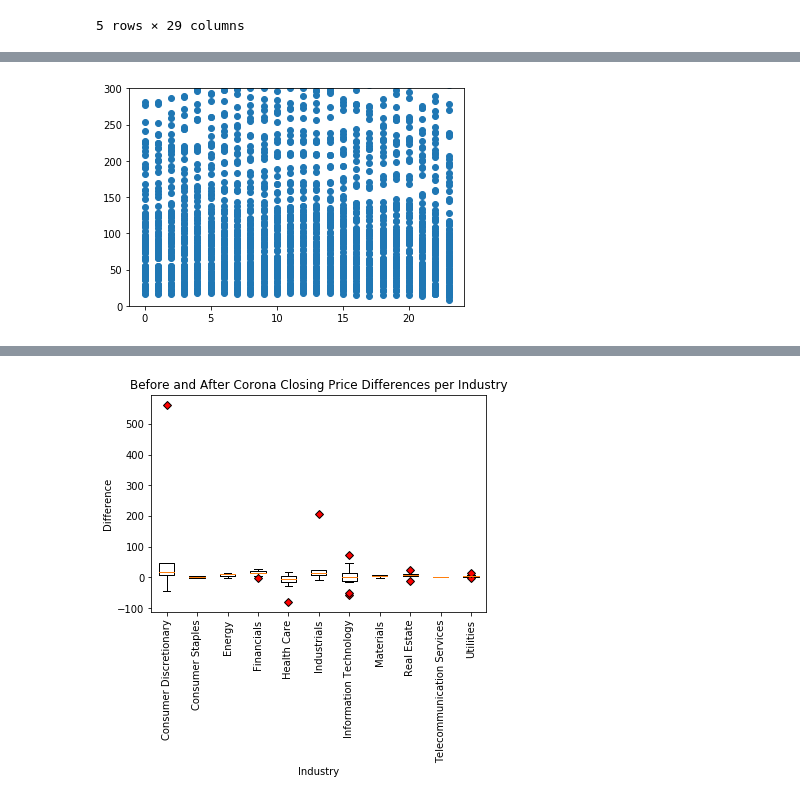
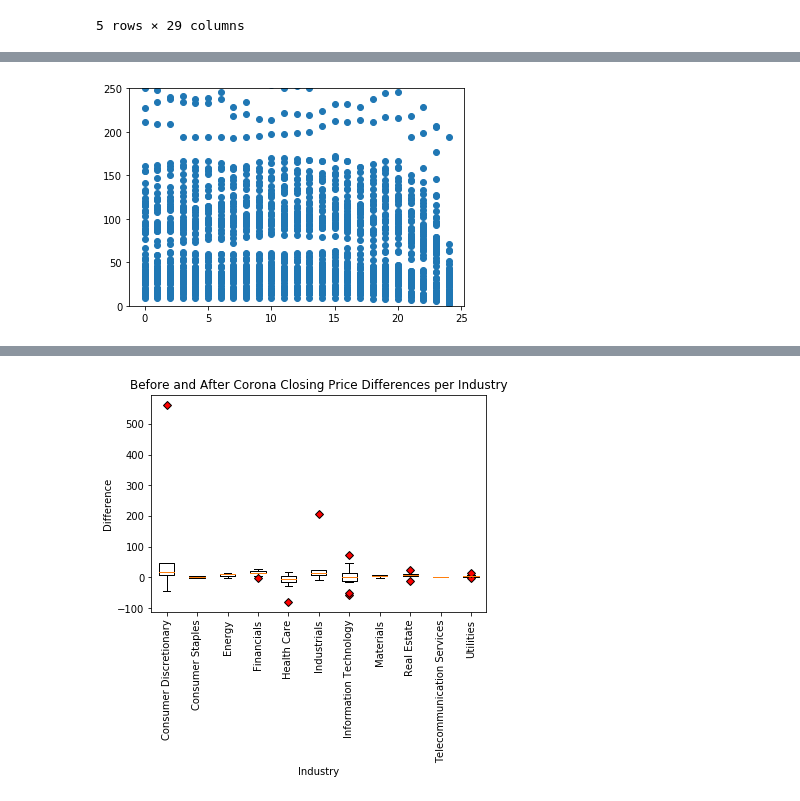
Before and after one commit to bhhnguyen/DataViz-Proj1, a Jupyter notebook: benjidev.ipynb, the cells around one changed output, grey strips where cells are left out. Cells and saved outputs as stored; diff of their text form; code cells hidden in the pictures.

Commit message:
added plots, updated benjidev

```diff
--- a/benjidev.ipynb
+++ b/benjidev.ipynb
@@ -21,3 +21,13 @@ stocks_df.head()
 | 3 | 3 | ABBV | AbbVie Inc. | Health Care | 74.66 | 73.63 | 76.46 | 76.53 | 81.75 | ... |
 | 4 | 4 | ACN | Accenture plc | Information Technology | 189.64 | 184.97 | 187.08 | 183.07 | 188.22 | ... |
 5 rows × 29 columns
+# %%
+hardcode_weeks = ["2019-10-04", "2019-10-11","2019-10-18", "2019-10-25", "2019-11-01", "2019-11-08",
+                  "2019-11-15", "2019-11-22", "2019-11-29", "2019-12-06", "2019-12-13", "2019-12-20",
+                  "2019-12-27", "2020-01-03", "2020-01-10", "2020-01-17", "2020-01-24", "2020-01-31",
+                  "2020-02-07", "2020-02-14", "2020-02-21", "2020-02-28", "2020-03-06", "2020-03-13"]
+# %%
+edit_df = stocks_df.copy()
+edit_df.replace('', np.nan, inplace=True)
+edit_df.dropna(how="any", inplace = True)
+edit_df["Difference"] = edit_df[hardcode_weeks[0]]-edit_df[hardcode_weeks[-1]]
@@ -24,5 +41,7 @@ stocks_df.head()
+# %%
+hc_df = edit_df.loc[edit_df['Sector'] == 'Consumer Discretionary']
 # %%
-date_df=stocks_df.set_index(['Symbol'])
+date_df=hc_df.set_index(['Symbol'])
 date_df=date_df.dropna()
 date_df=date_df.drop(['Unnamed: 0', 'Sector', 'Name'], axis=1)
 date_df.head()
@@ -70,9 +89,9 @@ scatter_df.head()
 # %%
 plt.scatter(scatter_df['date_range'],scatter_df['value'])
-plt.ylim(0,300)
+plt.ylim(0,250)
 plt.show()
 # %% [output]
-[figure, old version]
+[figure, new version]
 # %%
 cleaned_stocks=stocks_df.dropna()
 cleaned_stocks=cleaned_stocks.drop(['Unnamed: 0'], axis=1)
```
Also changed, not shown: parts of 5 cells of this notebook, 2 other files.
